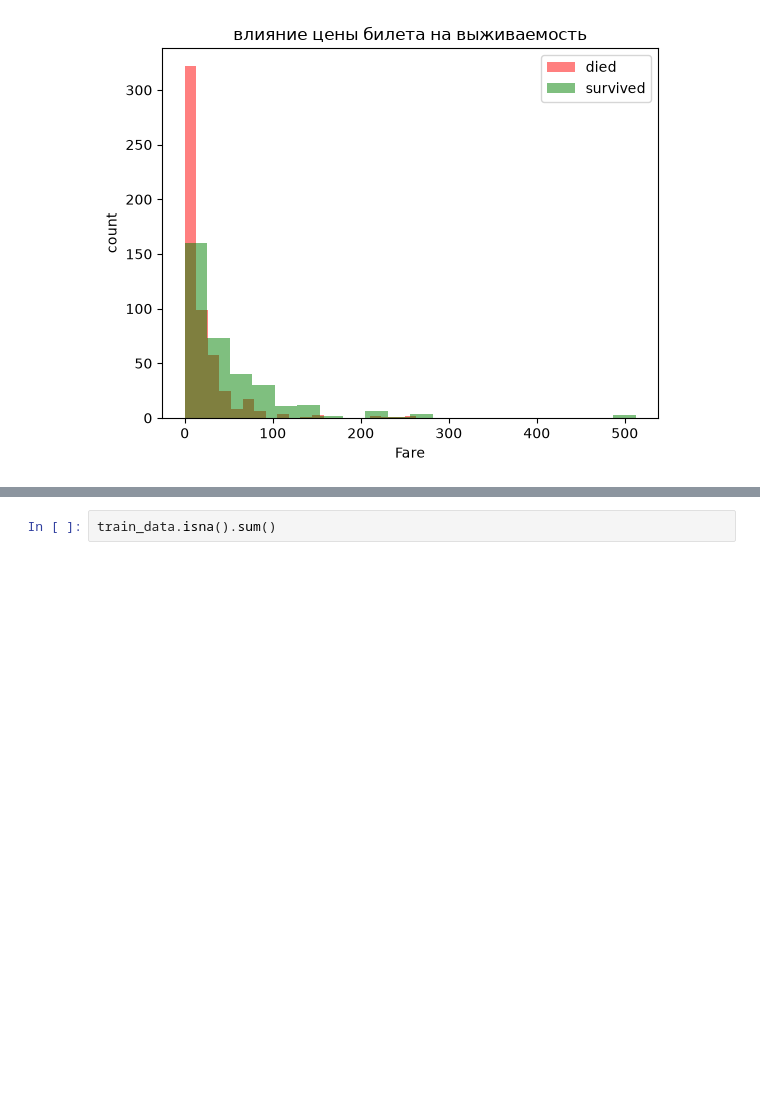
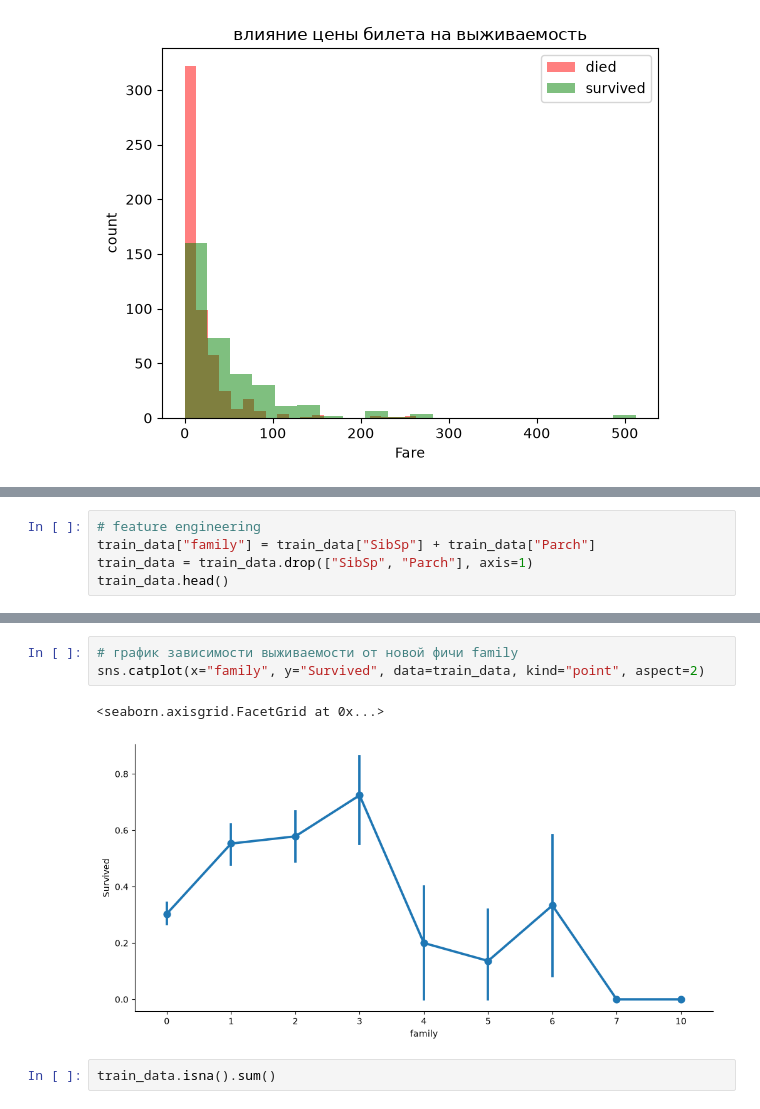
Before and after one commit to MLOutlier/titanic, a Jupyter notebook: titanic.ipynb, the cells around one changed output, grey strips where cells are left out. Saved outputs shown, nothing was run; the diff lists cells and outputs as text; blank space fills up the shorter version.

Commit message:
eda: построен график зависимости выживаемости от новой фичи family (кол-во родственников на борту)

```diff
--- a/titanic.ipynb
+++ b/titanic.ipynb
@@ -108 +109,6 @@ for i, col in enumerate(["Pclass", "SibSp", "Parch"]):
 [figure]
+# %%
+# feature engineering
+train_data["family"] = train_data["SibSp"] + train_data["Parch"]
+train_data = train_data.drop(["SibSp", "Parch"], axis=1)
+train_data.head()
@@ -109,3 +122,9 @@ for i, col in enumerate(["Pclass", "SibSp", "Parch"]):
+# %%
+# график зависимости выживаемости от новой фичи family
+sns.catplot(x="family", y="Survived", data=train_data, kind="point", aspect=2)
+# %% [output]
+<seaborn.axisgrid.FacetGrid at 0x...>
+[figure, added]
 # %%
 train_data.isna().sum()
 # %% [output]
```
Also changed, not shown: parts of 2 cells of this notebook.
